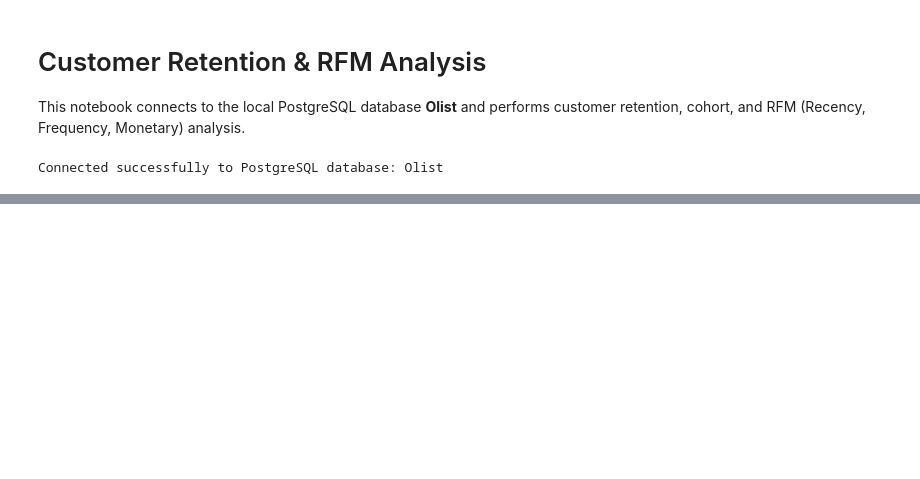
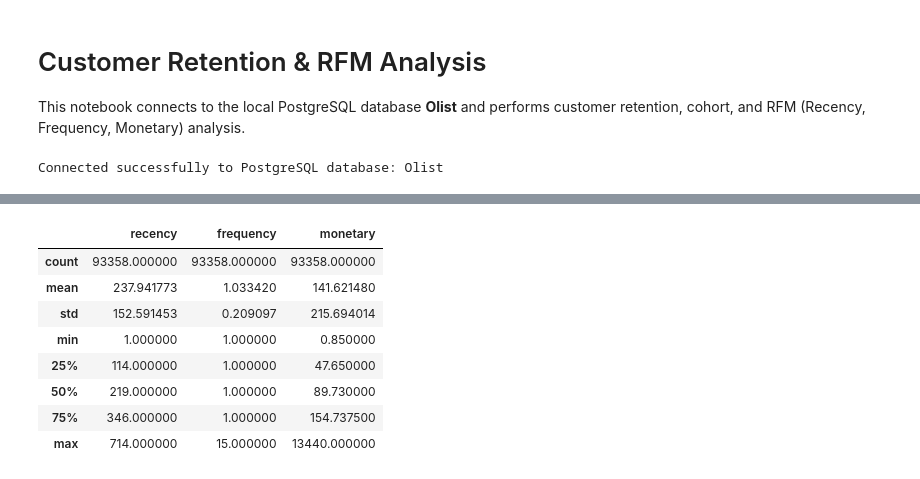
Before and after one commit to Laxman335/Customer-retention-analytics, a Jupyter notebook: notebooks/01_rfm_analysis.ipynb, the cells around one changed output, grey strips where cells are left out. Cells and saved outputs as stored; diff of their text form; code cells hidden in the pictures; blank space fills up the shorter version.

```diff
--- a/notebooks/01_rfm_analysis.ipynb
+++ b/notebooks/01_rfm_analysis.ipynb
@@ -38,0 +50,15 @@ tables_df
+# %%
+query = """
+SELECT c.customer_unique_id,
+       o.order_id,
+       o.order_purchase_timestamp,
+       SUM(oi.price) AS order_value
+FROM orders o
+JOIN customers c ON o.customer_id = c.customer_id
+JOIN order_items oi ON o.order_id = oi.order_id
+WHERE o.order_status = 'delivered'
+GROUP BY c.customer_unique_id, o.order_id, o.order_purchase_timestamp
+"""
+orders = pd.read_sql(text(query), engine)
+print(orders.shape)
+orders.head()
@@ -38,0 +73,20 @@ tables_df
+# %%
+snapshot = orders['order_purchase_timestamp'].max() + pd.Timedelta(days=1)
+
+rfm = orders.groupby('customer_unique_id').agg(
+    recency=('order_purchase_timestamp', lambda x: (snapshot - x.max()).days),
+    frequency=('order_id', 'nunique'),
+    monetary=('order_value', 'sum')
+).reset_index()
+
+rfm.describe()
+# %% [output]
+|  | recency | frequency | monetary |
+| count | 93358.000000 | 93358.000000 | 93358.000000 |
+| mean | 237.941773 | 1.033420 | 141.621480 |
+| std | 152.591453 | 0.209097 | 215.694014 |
+| min | 1.000000 | 1.000000 | 0.850000 |
+| 25% | 114.000000 | 1.000000 | 47.650000 |
+| 50% | 219.000000 | 1.000000 | 89.730000 |
+| 75% | 346.000000 | 1.000000 | 154.737500 |
+| max | 714.000000 | 15.000000 | 13440.000000 |
```
Also changed, not shown: parts of 5 cells of this notebook, 1 other file.
